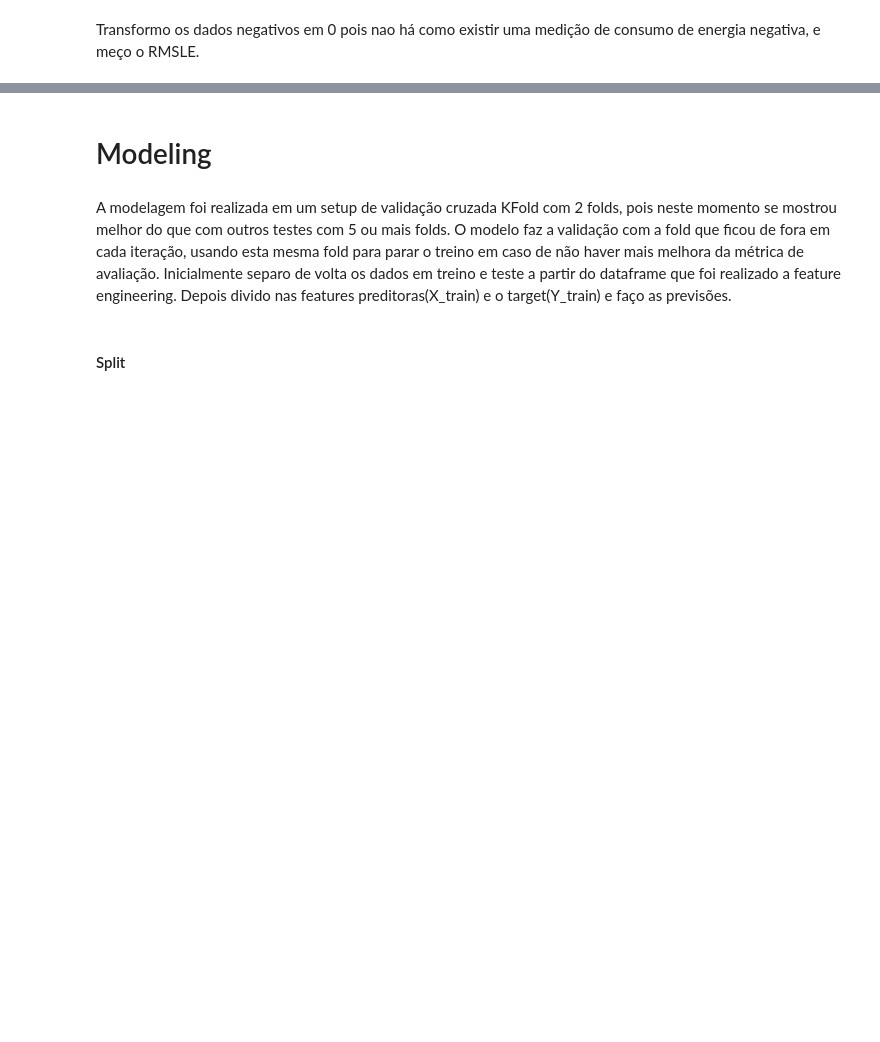
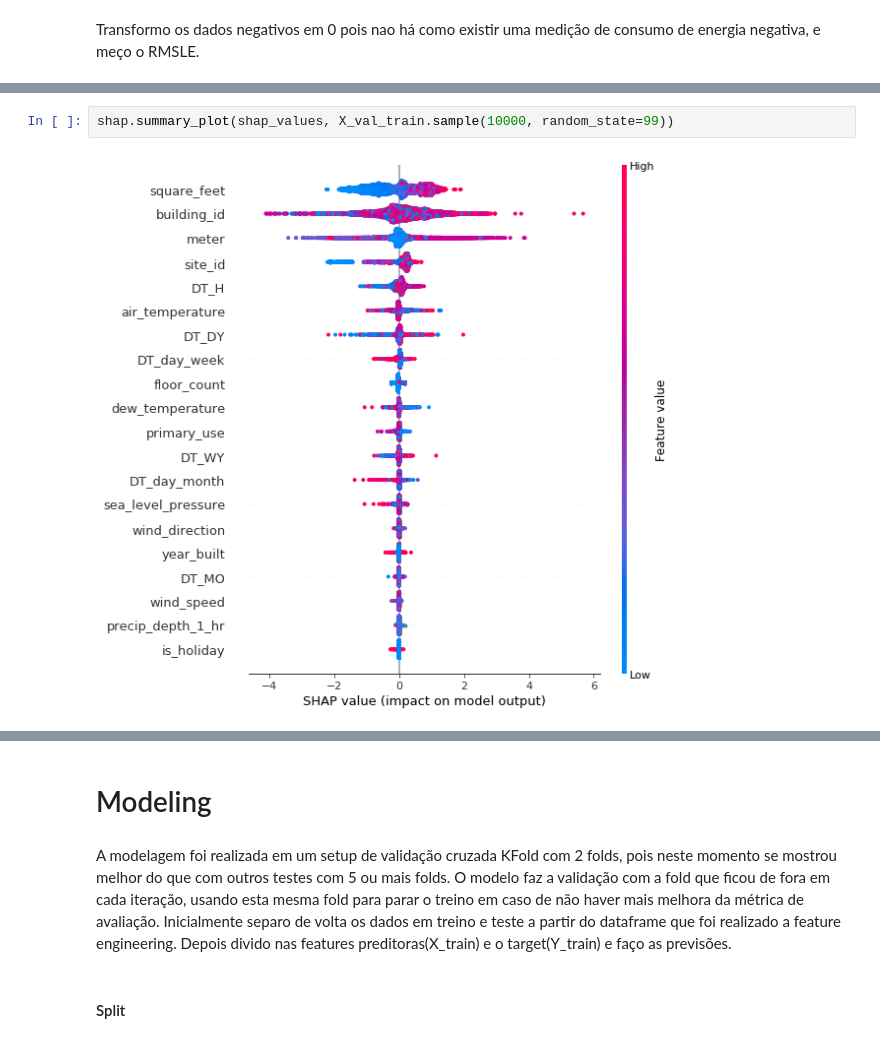
Before and after one commit to rossinendrew/Portfolio, a Jupyter notebook: ASHRAE-Solution.ipynb, the cells around one changed output, grey strips where cells are left out. Drawn from its saved outputs; the diff is of its cells as text; blank space fills up the shorter version.

```diff
--- a/ASHRAE-Solution.ipynb
+++ b/ASHRAE-Solution.ipynb
@@ -180,0 +190,4 @@ Como podemos perceber no gráfico a feature building_id foi a mais importante pa
+# %%
+shap.summary_plot(shap_values, X_val_train.sample(10000, random_state=99))
+# %% [output]
+[figure, added]
```
Also changed, not shown: parts of 30 cells of this notebook.
